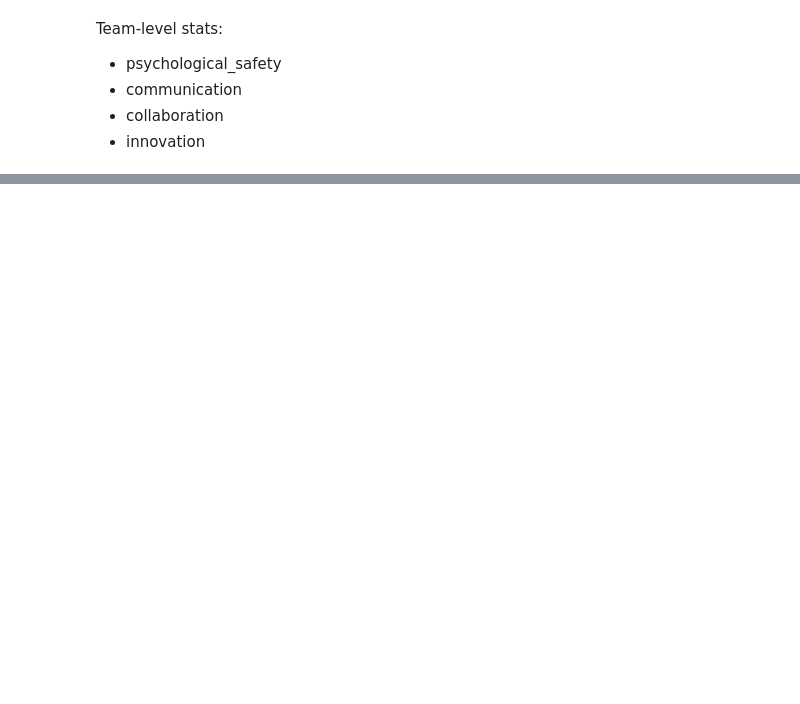
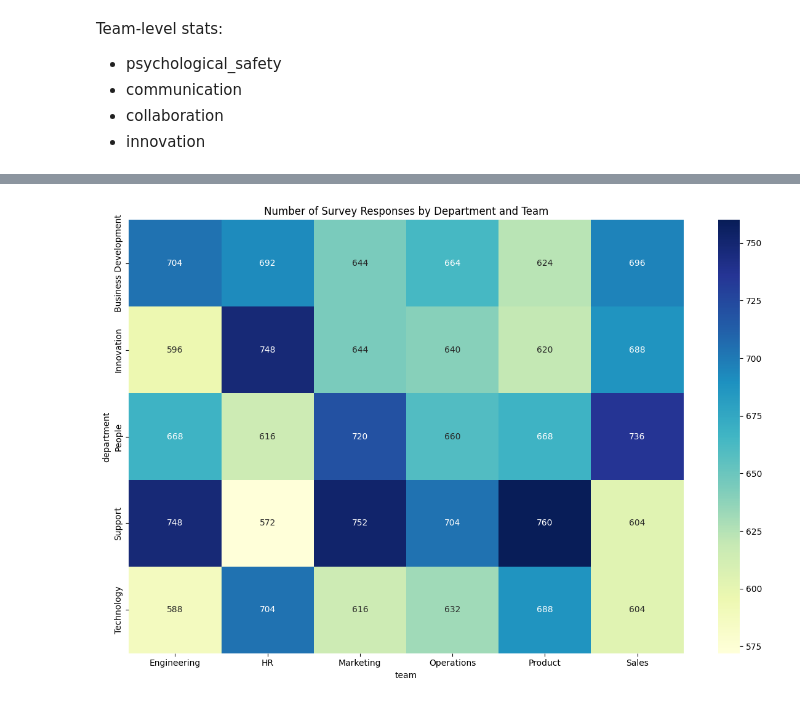
Before and after one commit to thomson-humainity/thriively-dashboard, a Jupyter notebook: thriively_dashboard_eda.ipynb, the cells around one changed output, grey strips where cells are left out. Drawn from its saved outputs; the diff is of its cells as text; code cells hidden in the pictures; blank space fills up the shorter version.

Commit message:
First major expansion of functionality. Added team filters, added scores plots, and cleaned up folder structure

```diff
--- a/thriively_dashboard_eda.ipynb
+++ b/thriively_dashboard_eda.ipynb
@@ -68,4 +74,4 @@ Team-level stats:
   - collaboration
   - innovation
 # %%
-survey_data = survey_data.infer_objects().convert_dtypes()
+# survey_data = survey_data.infer_objects().convert_dtypes()
@@ -91,0 +82,4 @@ memory usage: 4.3 MB
+# %%
+# count combinations of department and team
+survey_data['department_team'] = survey_data['department'] + ' - ' + survey_data['team']
+survey_data['department_team'].value_counts().sort_index()
@@ -91,0 +104,17 @@ memory usage: 4.3 MB
+# %%
+# make a heatmap of the department_team counts
+pivot_table = pd.pivot_table(
+    survey_data,
+    values='survey_record',
+    index='department',
+    columns='team',
+    aggfunc='count'
+)
+
+plt.figure(figsize=(12, 8))
+sns.heatmap(pivot_table, annot=True, fmt='d', cmap='YlGnBu')
+plt.title('Number of Survey Responses by Department and Team')
+plt.tight_layout()
+plt.show()
+# %% [output]
+[figure, added]
```
Also changed, not shown: parts of 8 cells of this notebook, 5 other files.
